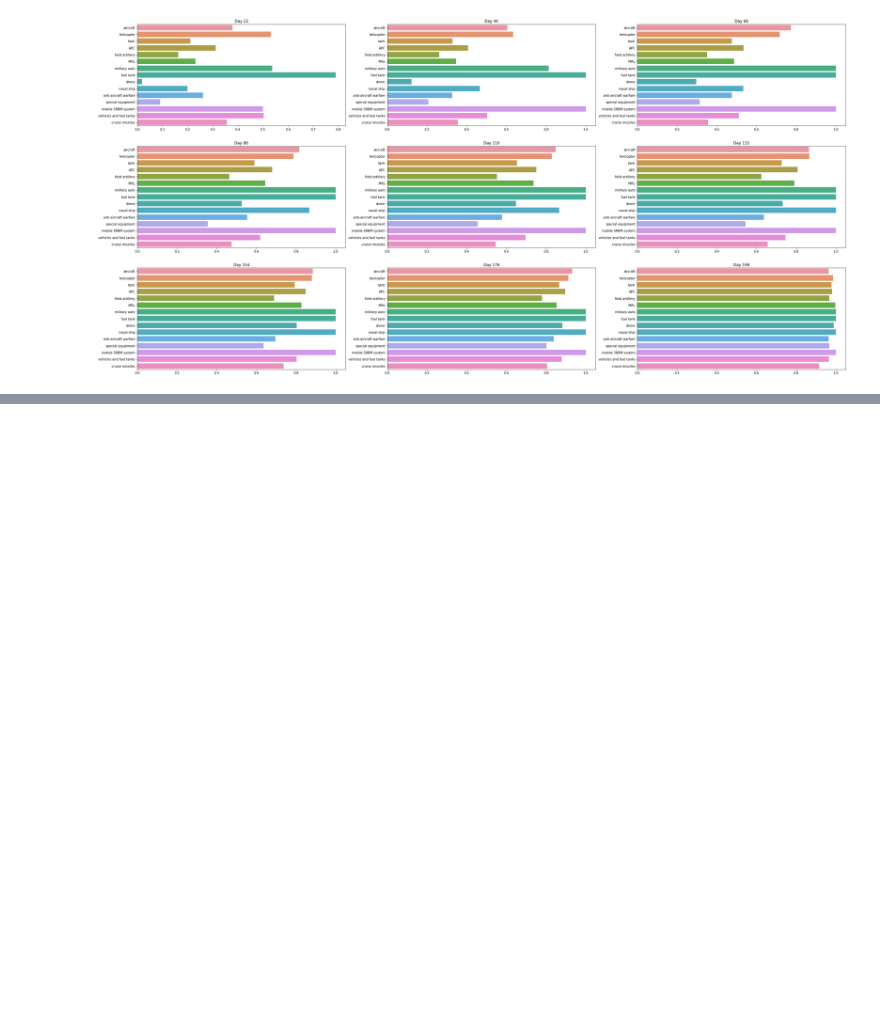
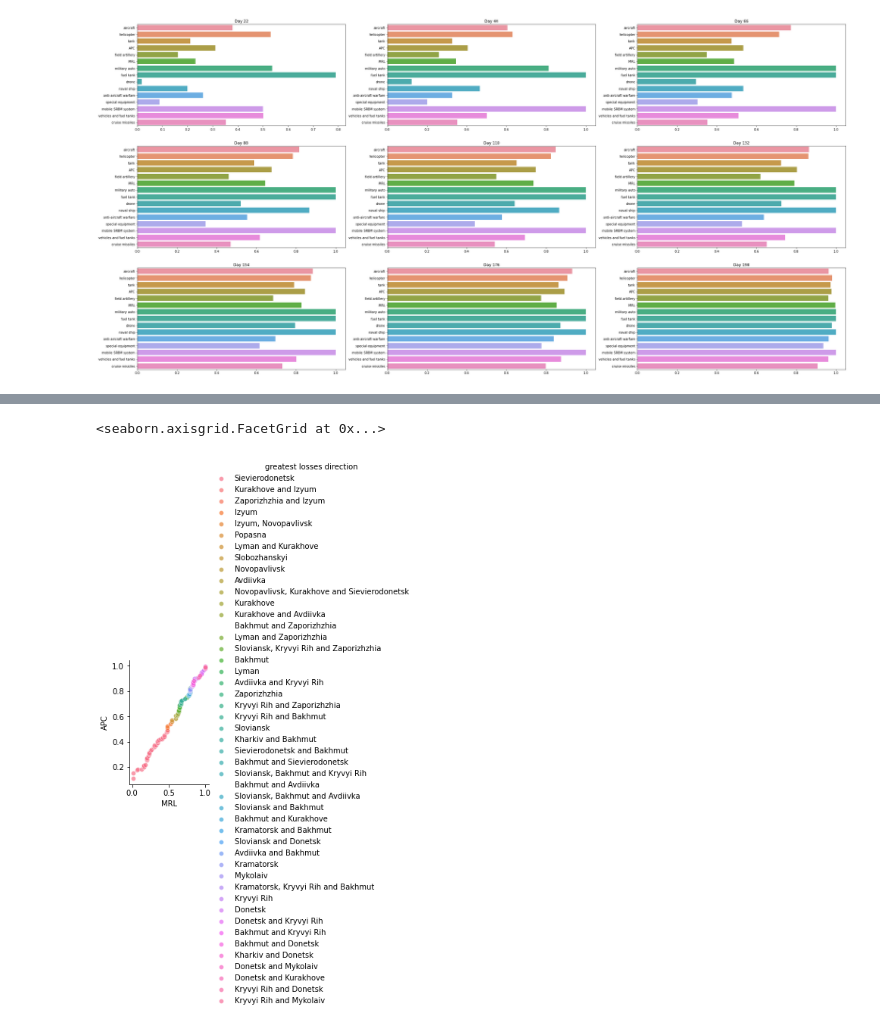
Before and after one commit to nastyabekesheva/DataScience, a Jupyter notebook: coursework/courseworkDS.ipynb, the cells around one changed output, grey strips where cells are left out. Drawn from its saved outputs; the diff is of its cells as text; code cells hidden in the pictures; blank space fills up the shorter version.

```diff
--- a/coursework/courseworkDS.ipynb
+++ b/coursework/courseworkDS.ipynb
@@ -387,0 +418,5 @@ print(4 % 3)
+# %%
+df_normalized.loc[df_normalized.sample(frac=0.1).index, 'MRL'] = np.nan
+df_normalized.loc[df_normalized.sample(frac=0.1).index, 'APC'] = np.nan
+df_normalized.isnull().sum()
+df_normalized.corr(method='pearson')
@@ -387,0 +440,7 @@ print(4 % 3)
+# %%
+g = sns.FacetGrid(df_normalized, hue='greatest losses direction')
+g.map(sns.scatterplot, 'MRL', 'APC', alpha=.7)
+g.add_legend()
+# %% [output]
+<seaborn.axisgrid.FacetGrid at 0x...>
+[figure, added]
```
Also changed, not shown: parts of 15 cells of this notebook.
